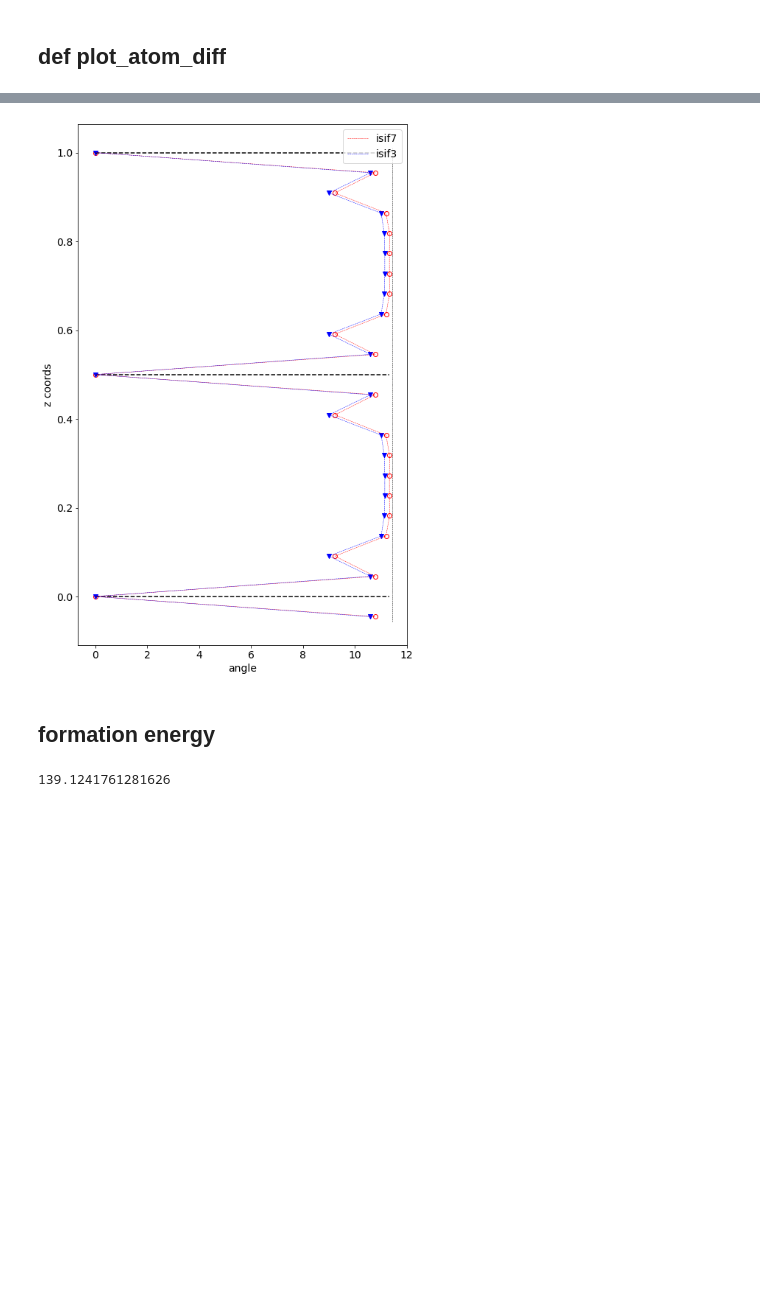
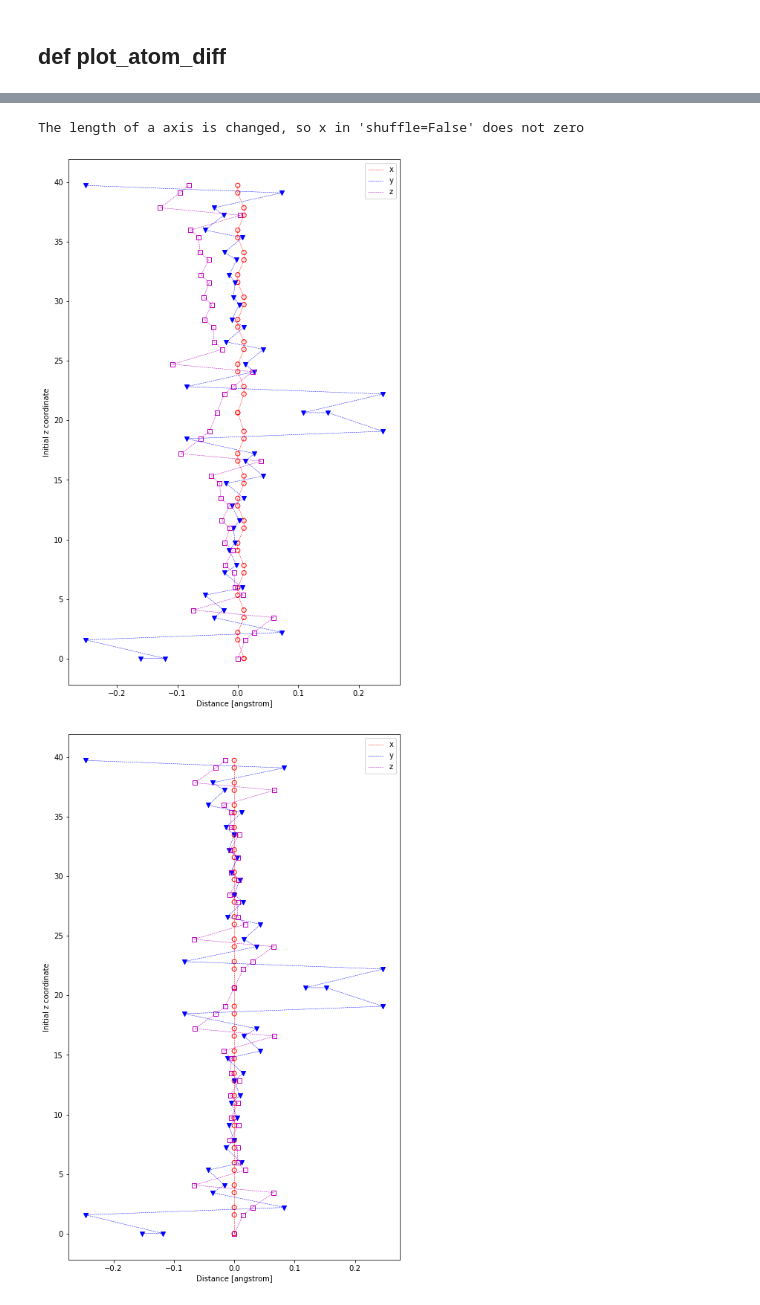
Before and after one commit to kei0822kei/twinpy, a Jupyter notebook: jupyter/analysis/twinboundary_analyzer.ipynb, the cells around one changed output, grey strips where cells are left out. Cells and saved outputs as stored; diff of their text form; code cells hidden in the pictures; blank space fills up the shorter version.

```diff
--- a/jupyter/analysis/twinboundary_analyzer.ipynb
+++ b/jupyter/analysis/twinboundary_analyzer.ipynb
@@ -470,12 +205,8 @@ aiida_twinboundary_relax.plot_plane_diff(
-# %%
-aiida_twinboundary_relax.plot_angle_diff(
-           is_fractional=True,
-           is_decorate=True)
-# %% [output]
-[figure, removed]
-# %% [markdown]
-## formation energy
-# %%
-aiida_twinboundary_relax.get_formation_energy(bulk_relax_pk=bulk_relax_pk)
-# %% [output]
-139.1241761281626
+# %%
+twinboundary_analyzer.plot_atom_diff(shuffle=False)
+twinboundary_analyzer.plot_atom_diff(shuffle=True)
+print("The length of a axis is changed, so x in 'shuffle=False' does not zero")
+# %% [output]
+The length of a axis is changed, so x in 'shuffle=False' does not zero
+[figure, added]
+[figure, added]
```
Also changed, not shown: parts of 30 cells of this notebook, 15 other files.
